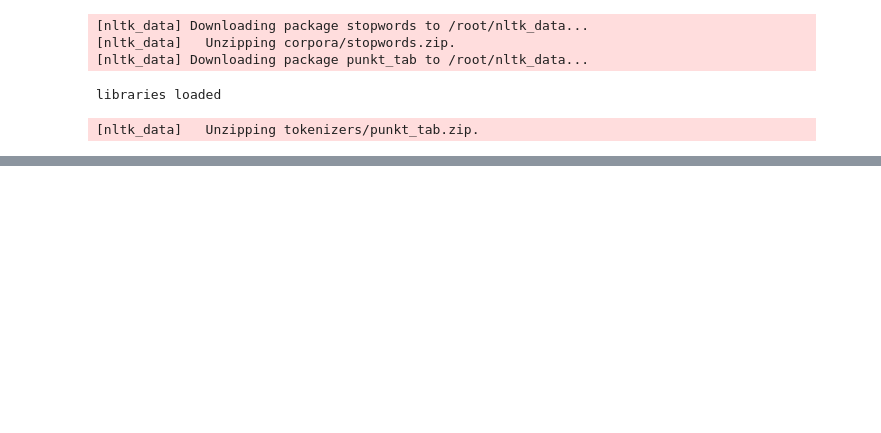
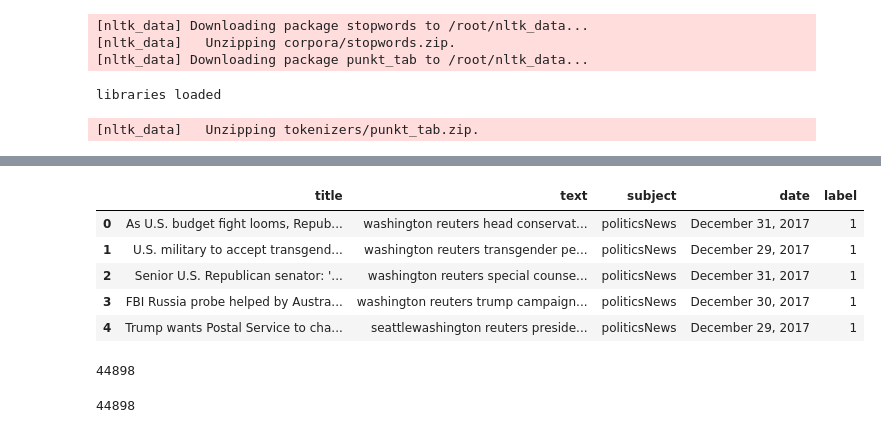
Before and after one commit to Anutri03/BIA, a Jupyter notebook: NLP/TrueFakenewsclassification.ipynb, the cells around one changed output, grey strips where cells are left out. Cells and saved outputs as stored; diff of their text form; code cells hidden in the pictures; blank space fills up the shorter version.

```diff
--- a/NLP/TrueFakenewsclassification.ipynb
+++ b/NLP/TrueFakenewsclassification.ipynb
@@ -50,0 +84,21 @@ with open('glove.6B.100d.txt',encoding='utf-8') as f:
+# %%
+def clean_text(text):
+  text = text.lower()
+  text = re.sub(r'[^a-zA-Z0-9\s]','',text)
+  text = re.sub(r'\W',' ',text)
+  text = re.sub(r'\s+',' ',text) # remove extra spaces
+  text = re.sub(r'\d',' ',text)
+  word = text.split()
+  word = [w for w in word if w not in stopwords]
+  text = ' '.join(word)
+  return text
+
+data['text'] = data['text'].apply(clean_text)
+data.head()
+# %% [output]
+|  | title | text | subject | date | label |
+| 0 | As U.S. budget fight looms, Repub... | washington reuters head conservat... | politicsNews | December 31, 2017 | 1 |
+| 1 | U.S. military to accept transgend... | washington reuters transgender pe... | politicsNews | December 29, 2017 | 1 |
+| 2 | Senior U.S. Republican senator: '... | washington reuters special counse... | politicsNews | December 31, 2017 | 1 |
+| 3 | FBI Russia probe helped by Austra... | washington reuters trump campaign... | politicsNews | December 30, 2017 | 1 |
+| 4 | Trump wants Postal Service to cha... | seattlewashington reuters preside... | politicsNews | December 29, 2017 | 1 |
@@ -50,0 +117,8 @@ with open('glove.6B.100d.txt',encoding='utf-8') as f:
+# %%
+len(X)
+# %% [output]
+44898
+# %%
+len(y)
+# %% [output]
+44898
```
Also changed, not shown: parts of 7 cells of this notebook.
